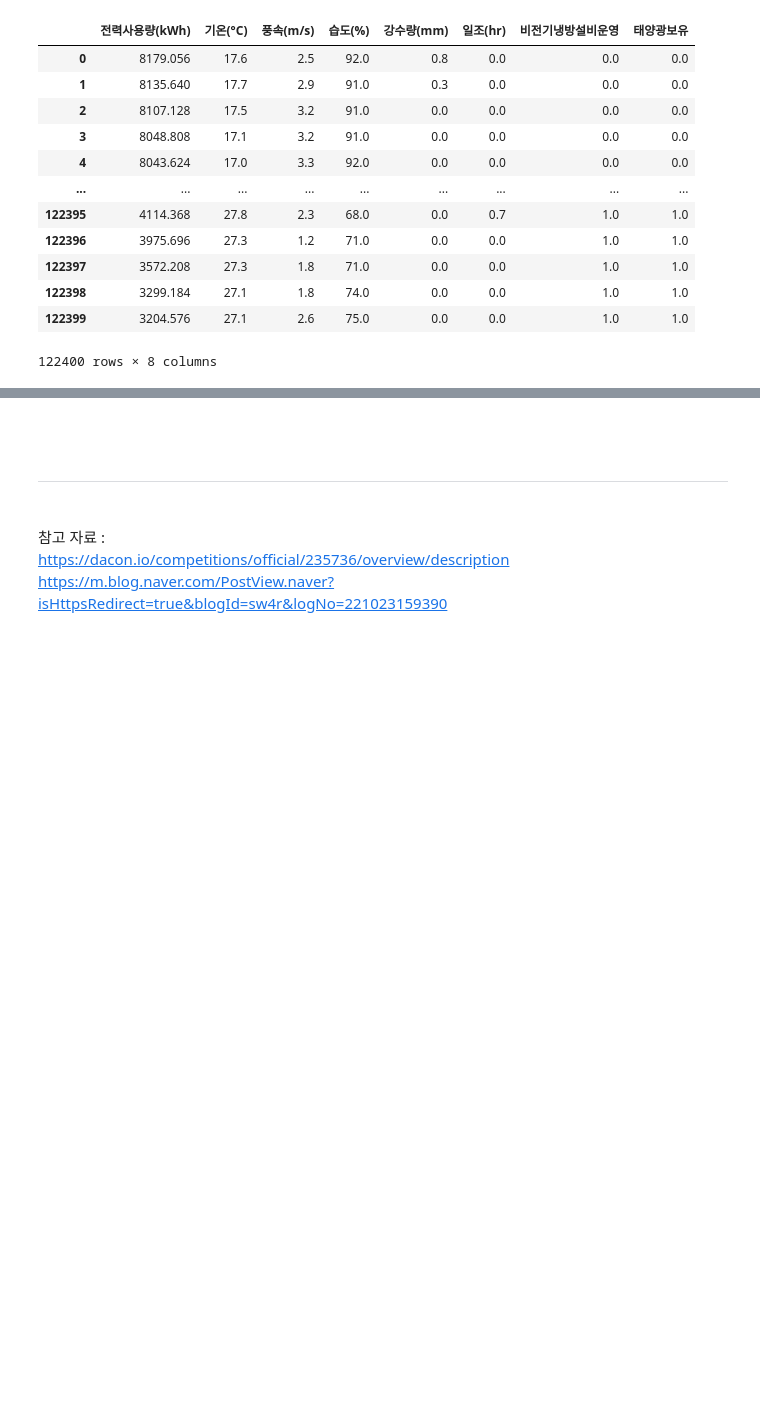
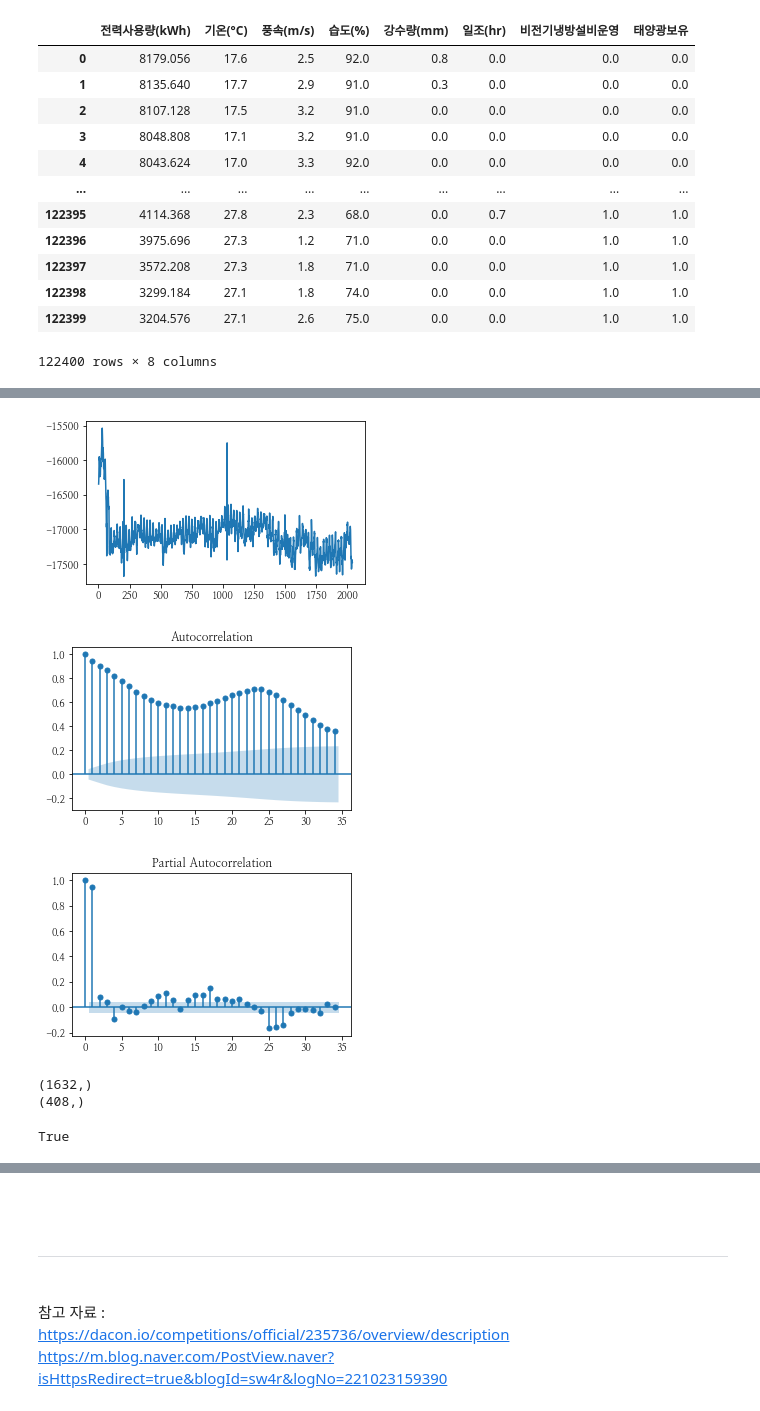
Before and after one commit to Chanjun-kim/Chanjun-kim.github.io, a Jupyter notebook: _ipynb/2021-06-08-TimeSeries.ipynb, the cells around one changed output, grey strips where cells are left out. Drawn from its saved outputs; the diff is of its cells as text; code cells hidden in the pictures; blank space fills up the shorter version.

```diff
--- a/_ipynb/2021-06-08-TimeSeries.ipynb
+++ b/_ipynb/2021-06-08-TimeSeries.ipynb
@@ -278,0 +295,10 @@ plt.show()
+# %%
+series_d2 = series - (2*series.shift(1)) - series.shift(2)
+series_d2.plot()
+plot_acf(series_d2[2:])
+plot_pacf(series_d2[2:])
+plt.show()
+# %% [output]
+[figure, added]
+[figure, added]
+[figure, added]
@@ -278,0 +309,6 @@ plt.show()
+# %%
+print(train.shape)
+print(val.shape)
+# %% [output]
+(1632,)
+(408,)
@@ -278,0 +319,4 @@ plt.show()
+# %%
+val.shape == predict.shape
+# %% [output]
+True
```
Also changed, not shown: parts of 17 cells of this notebook.
